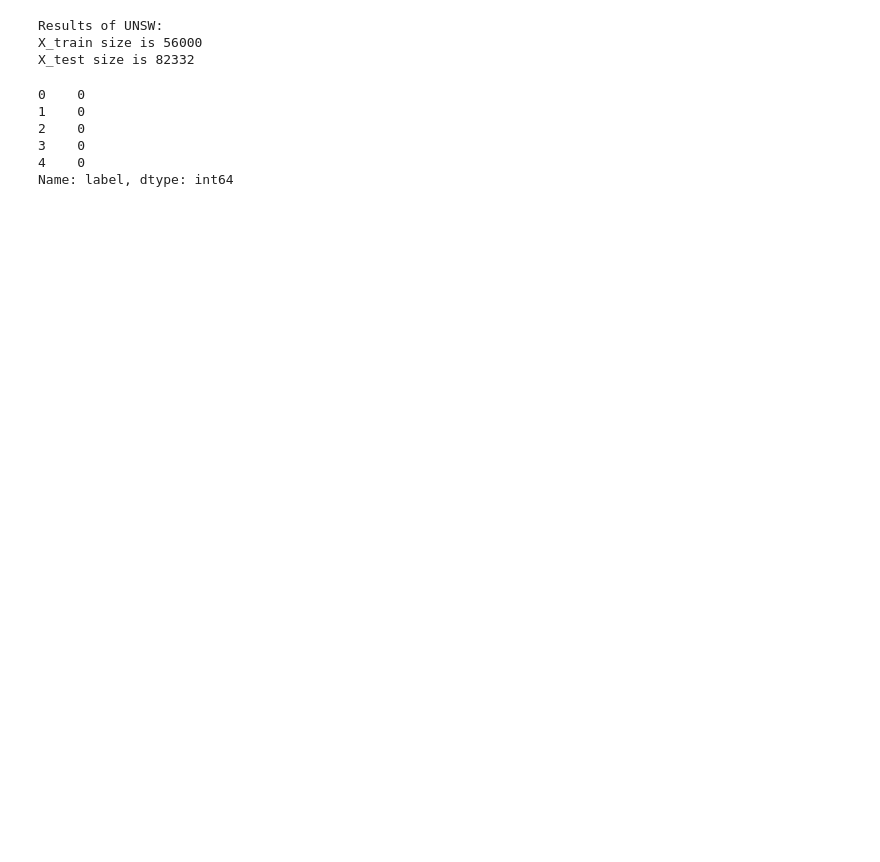
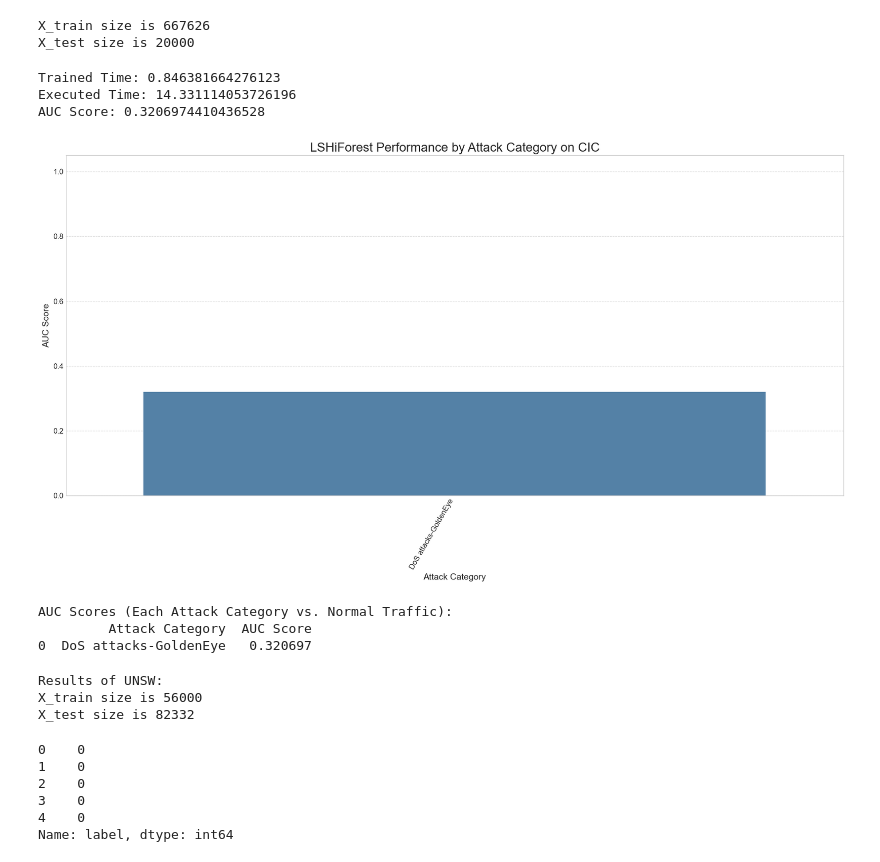
Before and after one commit to Sugata10723/ids-lshiforest, a Jupyter notebook: minhash/main.ipynb, the cells around one changed output. Saved outputs shown, nothing was run; the diff lists cells and outputs as text; code cells hidden in the pictures; blank space fills up the shorter version.

```diff
--- a/minhash/main.ipynb
+++ b/minhash/main.ipynb
@@ -7,6 +7,81 @@ import time
 import pandas as pd
 import matplotlib.pyplot as plt
 import seaborn as sns
+# %%
+# CIC
+X_train, y_train, X_test, y_test, y_cat = data_loader.load_cic_for_minhash() # とりあえず20000件だけ読み込み
+y_true = np.array([0 if label == "Benign" else 1 for label in y_test])
+print(f"X_train size is {len(X_train)}")
+print(f"X_test size is {len(X_test)}")
+print(X_train.head())
+# %% [output]
+X_train size is 667626
+X_test size is 20000
+# %%
+# LSHiForestのインスタンス化と学習
+lshif = MinHashLSHiForest(n_estimators=100, sample_size=256, eta=1.0)
+start = time.time()
+lshif.fit(X_train)
+stop = time.time()
+print(f"Trained Time: {stop -start}")
+
+# 異常スコアの計算
+start = time.time()
+scores = lshif.decision_function(X_test)
+stop = time.time()
+
+# 2. AUCスコアを計算
+print(f"Executed Time: {stop-start}")
+auc_scores = roc_auc_score(y_true, scores)
+print(f"AUC Score: {auc_scores}")
+# %% [output]
+Trained Time: 0.846381664276123
+Executed Time: 14.331114053726196
+AUC Score: 0.3206974410436528
+# %%
+# 結果の描写
+results_df = pd.DataFrame({
+    'attack_cat': y_test,
+    'label': [0 if label == 'Benign' else 1 for label in y_test],
+    'score': scores
+})
+
+# 2. 正常データと攻撃データを分離
+normal_df = results_df[results_df['label'] == 0]
+attack_df = results_df[results_df['label'] == 1]
+
+# 3. 各攻撃カテゴリのAUCスコアを計算
+auc_scores_by_cat = {}
+unique_attack_cats = sorted(attack_df['attack_cat'].unique())
+
+for cat in unique_attack_cats:
+    current_attack_df = attack_df[attack_df['attack_cat'] == cat]
+    eval_df = pd.concat([normal_df, current_attack_df])
+    auc = roc_auc_score(eval_df['label'], eval_df['score'])
+    auc_scores_by_cat[cat] = auc
+
+plot_df = pd.DataFrame(list(auc_scores_by_cat.items()), columns=['Attack Category', 'AUC Score'])
+plot_df = plot_df.sort_values('AUC Score', ascending=False)
+plt.style.use('seaborn-v0_8-whitegrid')
+fig, ax = plt.subplots(figsize=(18, 10))
+sns.barplot(data=plot_df, x='Attack Category', y='AUC Score', color='steelblue', ax=ax)
+ax.set_title('LSHiForest Performance by Attack Category on CIC', fontsize=20)
+ax.set_xlabel('Attack Category', fontsize=14)
+ax.set_ylabel('AUC Score', fontsize=14)
+ax.set_ylim(0, 1.05)
+ax.tick_params(axis='x', labelsize=12)
+plt.setp(ax.get_xticklabels(), rotation=60, ha='right')
+ax.tick_params(axis='y', labelsize=12)
+ax.grid(axis='y', linestyle='--', alpha=0.7)
+plt.tight_layout()
+plt.show()
+print("AUC Scores (Each Attack Category vs. Normal Traffic):")
+print(plot_df)
+# %% [output]
+[figure, added]
+AUC Scores (Each Attack Category vs. Normal Traffic):
+         Attack Category  AUC Score
+0  DoS attacks-GoldenEye   0.320697
 # %%
 # unswの実験
 print("Results of UNSW:")
```
Also changed, not shown: parts of 10 cells of this notebook, 4 other files.
